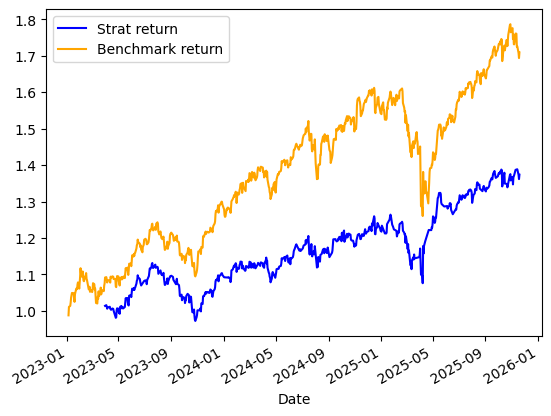
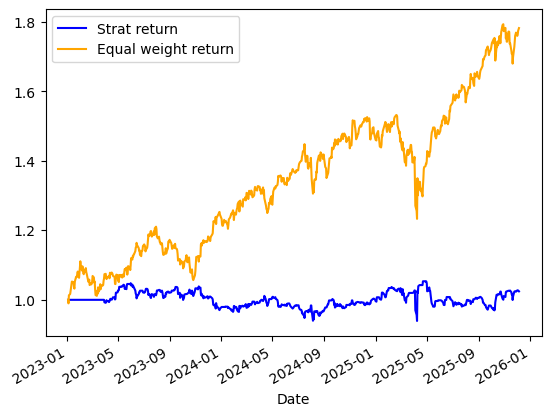
Unified diff of the notebook cell whose output changed from the first chart to the second:
--- before
+++ after
@@ -1,11 +1,10 @@
-final = cumulative_return(positions, data['Adj Close'])
+final = cumulative_return(positions, returns)
 final.plot(color = 'blue', label = 'Strat return')
 
-const_pos = (positions / positions).replace(0, 1).fillna(1)
-comp_chart = cumulative_return(const_pos, data['Adj Close'])
-comp_chart.plot(color = 'orange', label = 'Benchmark return')
-print(positions['2023-12-1':'2024-1-1'])
-print(final.loc['2023-12-1':'2024-1-1'])
-print(data['Adj Close'].loc['2023-12-10':'2023-12-20'])
+
+benchmark = positions.copy()
+benchmark[:] = 0.25
+benchmark_chart = cumulative_return(benchmark, returns)
+benchmark_chart.plot(color = 'orange', label = 'Equal weight return')
 plt.legend()
 plt.show()

Commit: cumreturn change